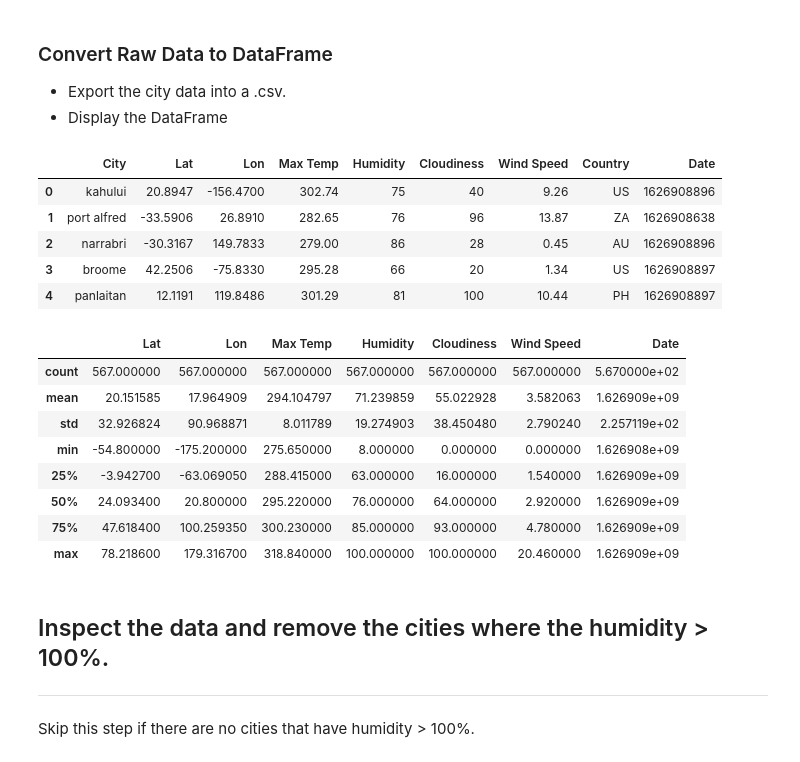
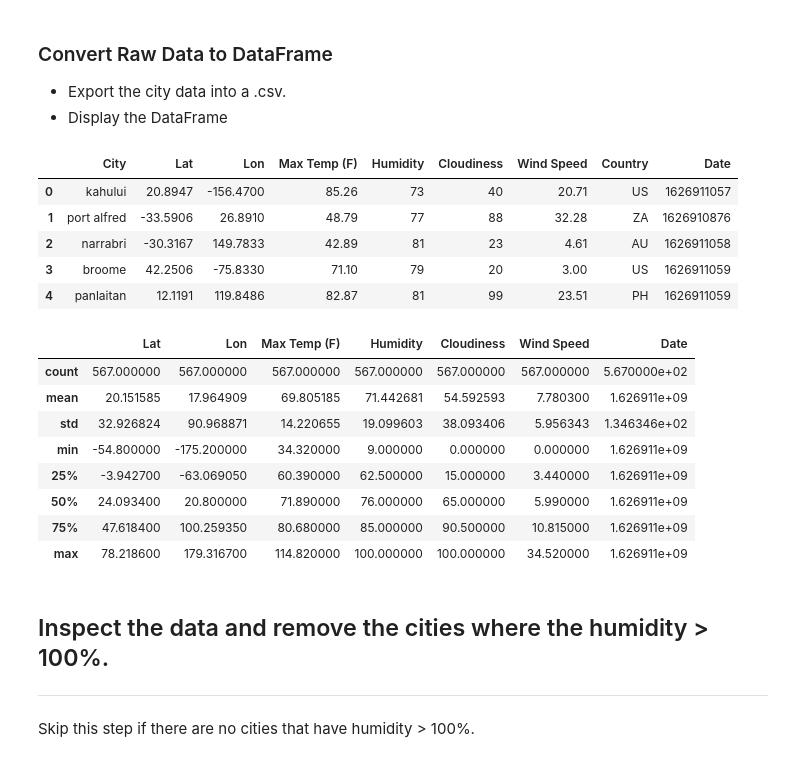
Before and after one commit to MrMrRPG/python_api_challenge, a Jupyter notebook: starter_code/WeatherPy.ipynb, the cells around one changed output. Saved outputs shown, nothing was run; the diff lists cells and outputs as text; code cells hidden in the pictures.

Commit message:
Temp output is now in F

```diff
--- a/starter_code/WeatherPy.ipynb
+++ b/starter_code/WeatherPy.ipynb
@@ -63,6 +63,7 @@ num_unique_cities
 * Include a print log of each city as it'sbeing processed (with the city number and city name).
 # %%
 # openweather url
+units = "&units=imperial"
 openweather_url = f"http://api.openweathermap.org/data/2.5/weather?appid={weather_api_key}&q="
 
 present_city = []
@@ -77,7 +78,7 @@ date = []
 
 # Loop through the weather api with each city on the list
 for city in unique_cities:
-    weather_response = requests.get(openweather_url + city).json()
+    weather_response = requests.get(openweather_url + city + units).json()
     try:
         lat.append(weather_response['coord']['lat'])
         lon.append(weather_response['coord']['lon'])
@@ -118,40 +119,40 @@ san joaquin found!
 # %%
 summary_df = pd.DataFrame({
     "City": present_city,
     "Lat": lat,
     "Lon": lon,
-    "Max Temp": max_temp,
+    "Max Temp (F)": max_temp,
     "Humidity": humidity,
     "Cloudiness": cloudiness,
     "Wind Speed": wind_speed,
     "Country": country,
     "Date": date,
 })
 
 # Save output data to this path
 summary_df.to_csv(r'outputdata/cities_summary.csv')
 
 # display the data
 summary_df.head()
 # %% [output]
-|  | City | Lat | Lon | Max Temp | Humidity | Cloudiness | Wind Speed | Country | Date |
-| 0 | kahului | 20.8947 | -156.4700 | 302.74 | 75 | 40 | 9.26 | US | 1626908896 |
-| 1 | port alfred | -33.5906 | 26.8910 | 282.65 | 76 | 96 | 13.87 | ZA | 1626908638 |
-| 2 | narrabri | -30.3167 | 149.7833 | 279.00 | 86 | 28 | 0.45 | AU | 1626908896 |
-| 3 | broome | 42.2506 | -75.8330 | 295.28 | 66 | 20 | 1.34 | US | 1626908897 |
-| 4 | panlaitan | 12.1191 | 119.8486 | 301.29 | 81 | 100 | 10.44 | PH | 1626908897 |
+|  | City | Lat | Lon | Max Temp (F) | Humidity | Cloudiness | Wind Speed | Country | Date |
+| 0 | kahului | 20.8947 | -156.4700 | 85.26 | 73 | 40 | 20.71 | US | 1626911057 |
+| 1 | port alfred | -33.5906 | 26.8910 | 48.79 | 77 | 88 | 32.28 | ZA | 1626910876 |
+| 2 | narrabri | -30.3167 | 149.7833 | 42.89 | 81 | 23 | 4.61 | AU | 1626911058 |
+| 3 | broome | 42.2506 | -75.8330 | 71.10 | 79 | 20 | 3.00 | US | 1626911059 |
+| 4 | panlaitan | 12.1191 | 119.8486 | 82.87 | 81 | 99 | 23.51 | PH | 1626911059 |
 # %%
 summary_df.describe()
 # %% [output]
-|  | Lat | Lon | Max Temp | Humidity | Cloudiness | Wind Speed | Date |
+|  | Lat | Lon | Max Temp (F) | Humidity | Cloudiness | Wind Speed | Date |
 | count | 567.000000 | 567.000000 | 567.000000 | 567.000000 | 567.000000 | 567.000000 | 5.670000e+02 |
-| mean | 20.151585 | 17.964909 | 294.104797 | 71.239859 | 55.022928 | 3.582063 | 1.626909e+09 |
-| std | 32.926824 | 90.968871 | 8.011789 | 19.274903 | 38.450480 | 2.790240 | 2.257119e+02 |
-| min | -54.800000 | -175.200000 | 275.650000 | 8.000000 | 0.000000 | 0.000000 | 1.626908e+09 |
-| 25% | -3.942700 | -63.069050 | 288.415000 | 63.000000 | 16.000000 | 1.540000 | 1.626909e+09 |
-| 50% | 24.093400 | 20.800000 | 295.220000 | 76.000000 | 64.000000 | 2.920000 | 1.626909e+09 |
-| 75% | 47.618400 | 100.259350 | 300.230000 | 85.000000 | 93.000000 | 4.780000 | 1.626909e+09 |
-| max | 78.218600 | 179.316700 | 318.840000 | 100.000000 | 100.000000 | 20.460000 | 1.626909e+09 |
+| mean | 20.151585 | 17.964909 | 69.805185 | 71.442681 | 54.592593 | 7.780300 | 1.626911e+09 |
+| std | 32.926824 | 90.968871 | 14.220655 | 19.099603 | 38.093406 | 5.956343 | 1.346346e+02 |
+| min | -54.800000 | -175.200000 | 34.320000 | 9.000000 | 0.000000 | 0.000000 | 1.626911e+09 |
+| 25% | -3.942700 | -63.069050 | 60.390000 | 62.500000 | 15.000000 | 3.440000 | 1.626911e+09 |
+| 50% | 24.093400 | 20.800000 | 71.890000 | 76.000000 | 65.000000 | 5.990000 | 1.626911e+09 |
+| 75% | 47.618400 | 100.259350 | 80.680000 | 85.000000 | 90.500000 | 10.815000 | 1.626911e+09 |
+| max | 78.218600 | 179.316700 | 114.820000 | 100.000000 | 100.000000 | 34.520000 | 1.626911e+09 |
 # %% [markdown]
 ## Inspect the data and remove the cities where the humidity > 100%.
 ----
```
Also changed, not shown: parts of 2 cells of this notebook, 1 other file.
